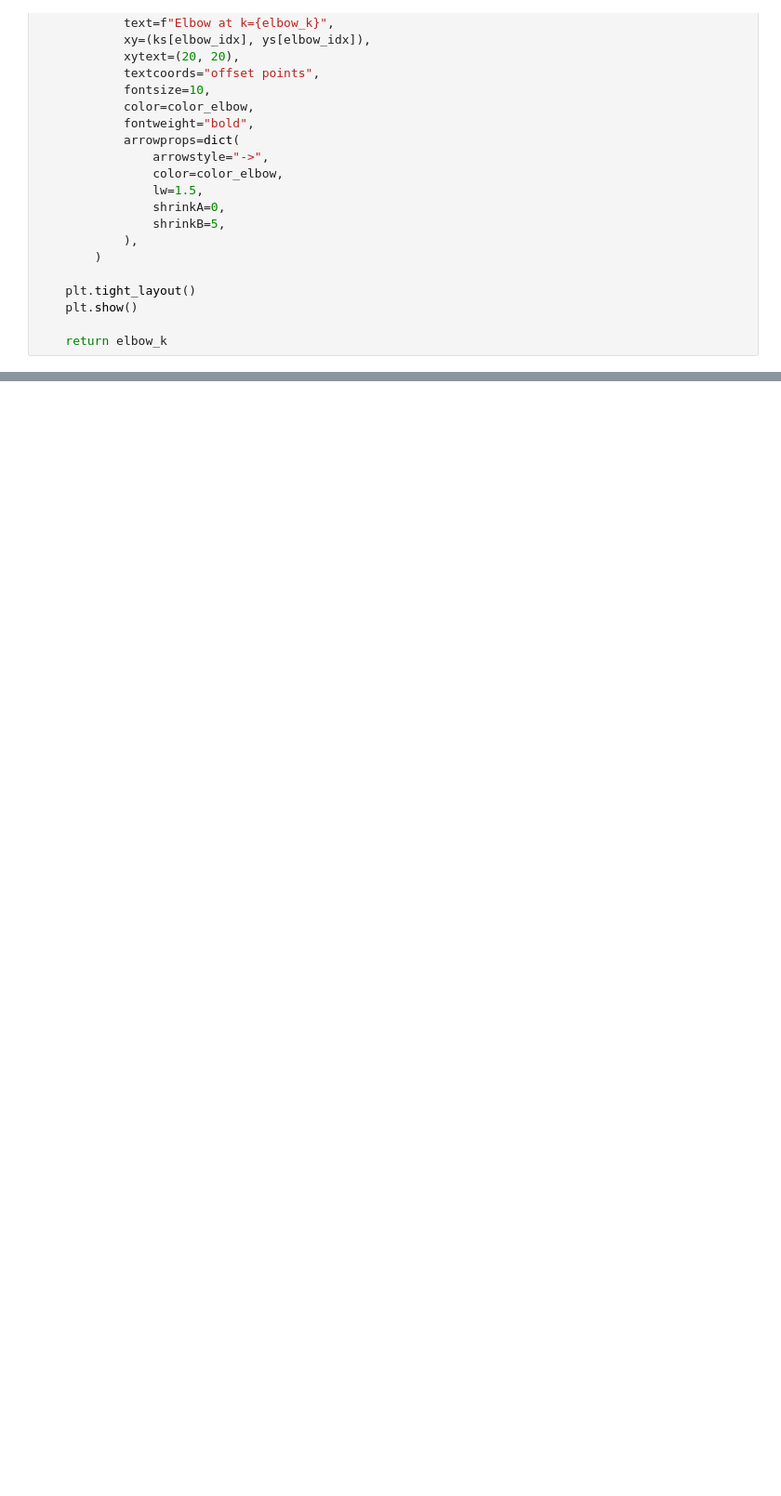
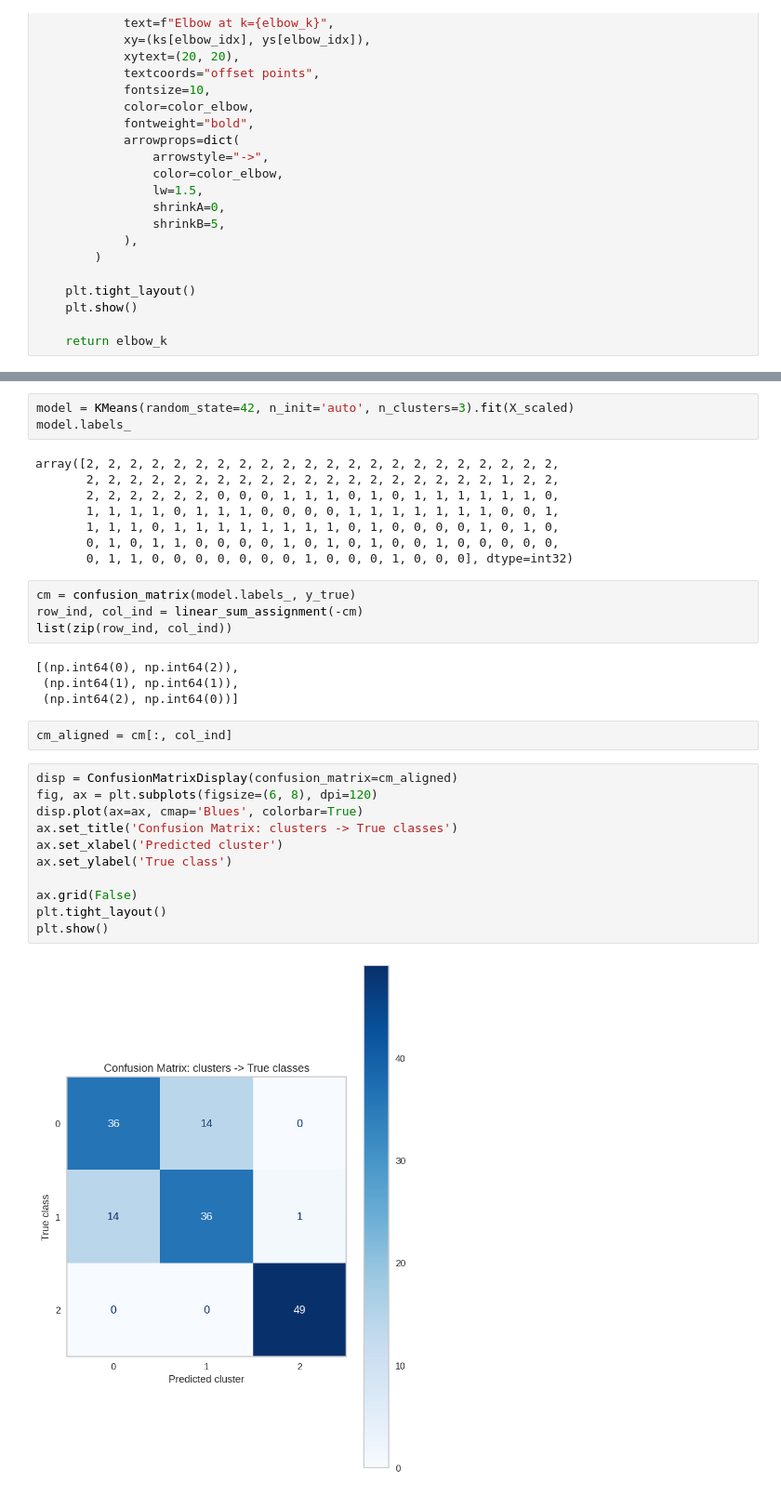
Before and after one commit to Kinetics20/Python_practice_sessions_05, a Jupyter notebook: data_science/kmeans_clustering_iris.ipynb, the cells around one changed output, grey strips where cells are left out. Shown: that part at 93% size. Cells and saved outputs as stored; diff of their text form; blank space fills up the shorter version.

```diff
--- a/data_science/kmeans_clustering_iris.ipynb
+++ b/data_science/kmeans_clustering_iris.ipynb
@@ -201,0 +329,34 @@ visualizer.show()
+# %%
+model = KMeans(random_state=42, n_init='auto', n_clusters=3).fit(X_scaled)
+model.labels_
+# %% [output]
+array([2, 2, 2, 2, 2, 2, 2, 2, 2, 2, 2, 2, 2, 2, 2, 2, 2, 2, 2, 2, 2, 2,
+       2, 2, 2, 2, 2, 2, 2, 2, 2, 2, 2, 2, 2, 2, 2, 2, 2, 2, 2, 1, 2, 2,
+       2, 2, 2, 2, 2, 2, 0, 0, 0, 1, 1, 1, 0, 1, 0, 1, 1, 1, 1, 1, 1, 0,
+       1, 1, 1, 1, 0, 1, 1, 1, 0, 0, 0, 0, 1, 1, 1, 1, 1, 1, 1, 0, 0, 1,
+       1, 1, 1, 0, 1, 1, 1, 1, 1, 1, 1, 1, 0, 1, 0, 0, 0, 0, 1, 0, 1, 0,
+       0, 1, 0, 1, 1, 0, 0, 0, 0, 1, 0, 1, 0, 1, 0, 0, 1, 0, 0, 0, 0, 0,
+       0, 1, 1, 0, 0, 0, 0, 0, 0, 0, 1, 0, 0, 0, 1, 0, 0, 0], dtype=int32)
+# %%
+cm = confusion_matrix(model.labels_, y_true)
+row_ind, col_ind = linear_sum_assignment(-cm)
+list(zip(row_ind, col_ind))
+# %% [output]
+[(np.int64(0), np.int64(2)),
+ (np.int64(1), np.int64(1)),
+ (np.int64(2), np.int64(0))]
+# %%
+cm_aligned = cm[:, col_ind]
+# %%
+disp = ConfusionMatrixDisplay(confusion_matrix=cm_aligned)
+fig, ax = plt.subplots(figsize=(6, 8), dpi=120)
+disp.plot(ax=ax, cmap='Blues', colorbar=True)
+ax.set_title('Confusion Matrix: clusters -> True classes')
+ax.set_xlabel('Predicted cluster')
+ax.set_ylabel('True class')
+
+ax.grid(False)
+plt.tight_layout()
+plt.show()
+# %% [output]
+[figure, added]
```
Also changed, not shown: parts of 15 cells of this notebook.
